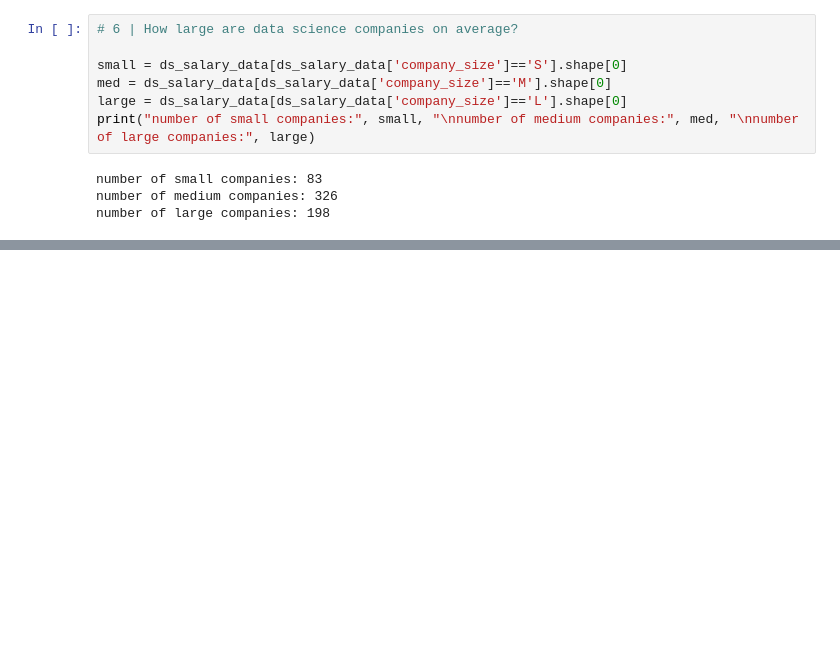
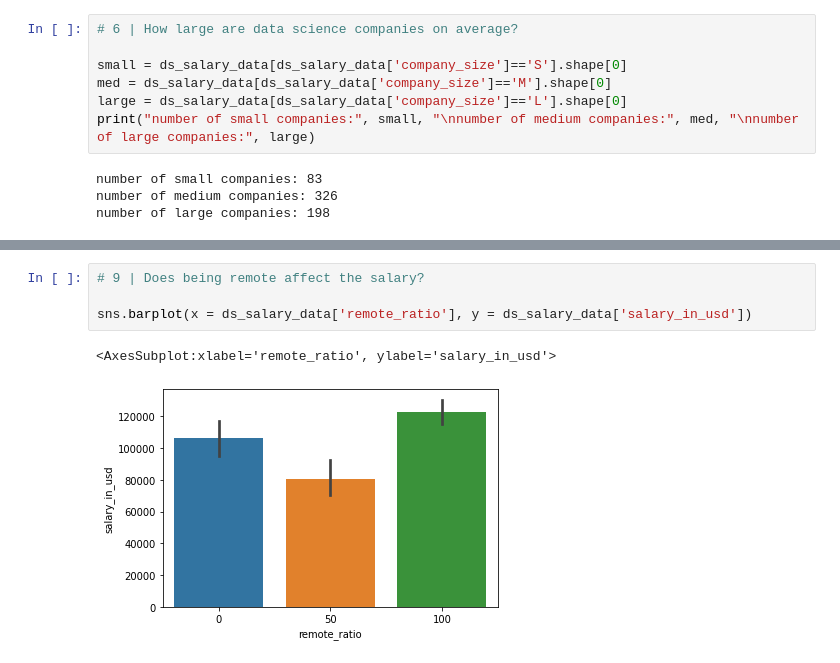
Before and after one commit to vic-lai/HtH_Build_Summer_2022, a Jupyter notebook: Finding-an-Interesting-Dataset-viclai/DS_Careers.ipynb, the cells around one changed output, grey strips where cells are left out. Cells and saved outputs as stored; diff of their text form; blank space fills up the shorter version.

```diff
--- a/Finding-an-Interesting-Dataset-viclai/DS_Careers.ipynb
+++ b/Finding-an-Interesting-Dataset-viclai/DS_Careers.ipynb
@@ -94,0 +113,7 @@ number of large companies: 198
+# %%
+# 9 | Does being remote affect the salary?
+
+sns.barplot(x = ds_salary_data['remote_ratio'], y = ds_salary_data['salary_in_usd'])
+# %% [output]
+<AxesSubplot:xlabel='remote_ratio', ylabel='salary_in_usd'>
+[figure, added]
```
Also changed, not shown: parts of 4 cells of this notebook, 1 other file.
